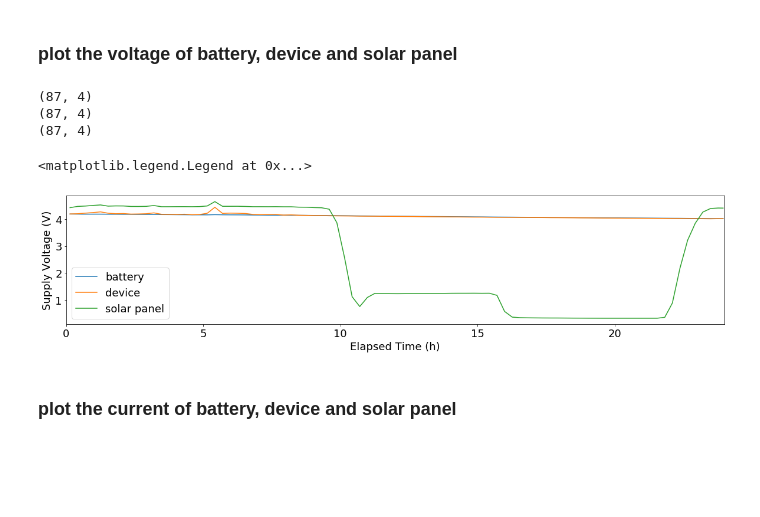
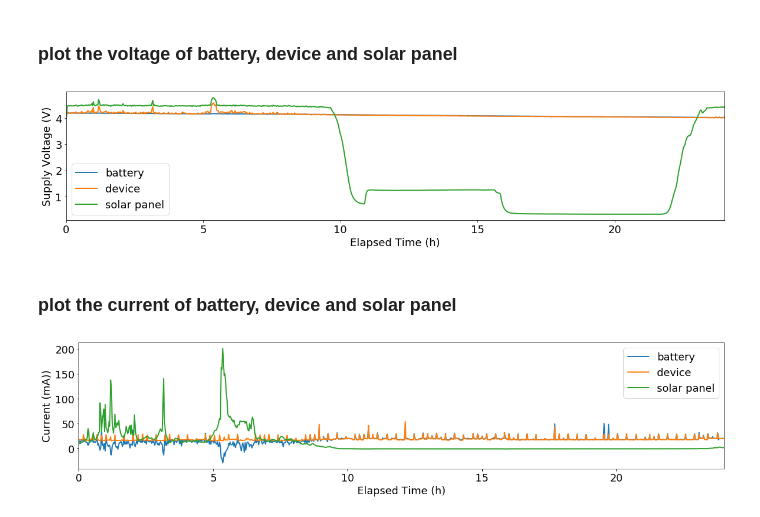
Before and after one commit to Orienfish/CSE291KW20, a Jupyter notebook: Power_Measure/plot.ipynb, the cells around one changed output. Saved outputs shown, nothing was run; the diff lists cells and outputs as text; code cells hidden in the pictures; blank space fills up the shorter version.

Commit message:
plot all voltage and current data

```diff
--- a/Power_Measure/plot.ipynb
+++ b/Power_Measure/plot.ipynb
@@ -4,7 +4,7 @@
 from datetime import datetime
 from datetime import timedelta
 import numpy as np
-smooth_N = 100 # add smoothing
+smooth_N = 10 # add smoothing
 def read_file(file_path):
     trace = []
     with open(file_path, 'r') as f:
@@ -60,37 +60,30 @@ solar_solar = read_file('./data/solar_solar.txt')
 # %%
 import matplotlib.pyplot as plt
 
 plt.figure(figsize=(20, 4))
-print(bat_solar.shape)
-print(dev_solar.shape)
-print(solar_solar.shape)
-plt.plot(bat_solar[:, 0], bat_solar[:, 1], label='battery')
-plt.plot(dev_solar[:, 0], dev_solar[:, 1], label='device')
-plt.plot(solar_solar[:, 0], solar_solar[:, 1], label='solar panel')
+plt.plot(bat_solar[:, 0], bat_solar[:, 1], linewidth=2.0, label='battery')
+plt.plot(dev_solar[:, 0], dev_solar[:, 1], linewidth=2.0, label='device')
+plt.plot(solar_solar[:, 0], solar_solar[:, 1], linewidth=2.0, label='solar panel')
 plt.xlim((0, 24))
 plt.xlabel('Elapsed Time (h)', fontsize=18)
 plt.ylabel('Supply Voltage (V)', fontsize=18)
 plt.tick_params(labelsize=18)
 plt.legend(fontsize=18)
-plt.savefig('./vo')
+plt.savefig('./volt.png', dpi=300)
 # %% [output]
-(87, 4)
-(87, 4)
-(87, 4)
-<matplotlib.legend.Legend at 0x...>
-[figure, old version]
+[figure, new version]
 # %% [markdown]
 ### plot the current of battery, device and solar panel
 # %%
 plt.figure(figsize=(20, 4))
-print(bat_solar.shape)
-print(dev_solar.shape)
-print(solar_solar.shape)
-plt.plot(bat_solar[:, 0], bat_solar[:, 1], label='battery')
-plt.plot(dev_solar[:, 0], dev_solar[:, 1], label='device')
-plt.plot(solar_solar[:, 0], solar_solar[:, 1], label='solar panel')
+plt.plot(bat_solar[:, 0], bat_solar[:, 2], linewidth=2.0, label='battery')
+plt.plot(dev_solar[:, 0], dev_solar[:, 2], linewidth=2.0, label='device')
+plt.plot(solar_solar[:, 0], solar_solar[:, 2], linewidth=2.0, label='solar panel')
 plt.xlim((0, 24))
 plt.xlabel('Elapsed Time (h)', fontsize=18)
-plt.ylabel('Supply Voltage (V)', fontsize=18)
+plt.ylabel('Current (mA))', fontsize=18)
 plt.tick_params(labelsize=18)
 plt.legend(fontsize=18)
+plt.savefig('./curr.png', dpi=300)
+# %% [output]
+[figure, added]
```
Also changed, not shown: parts of 4 cells of this notebook, 6 other files.
